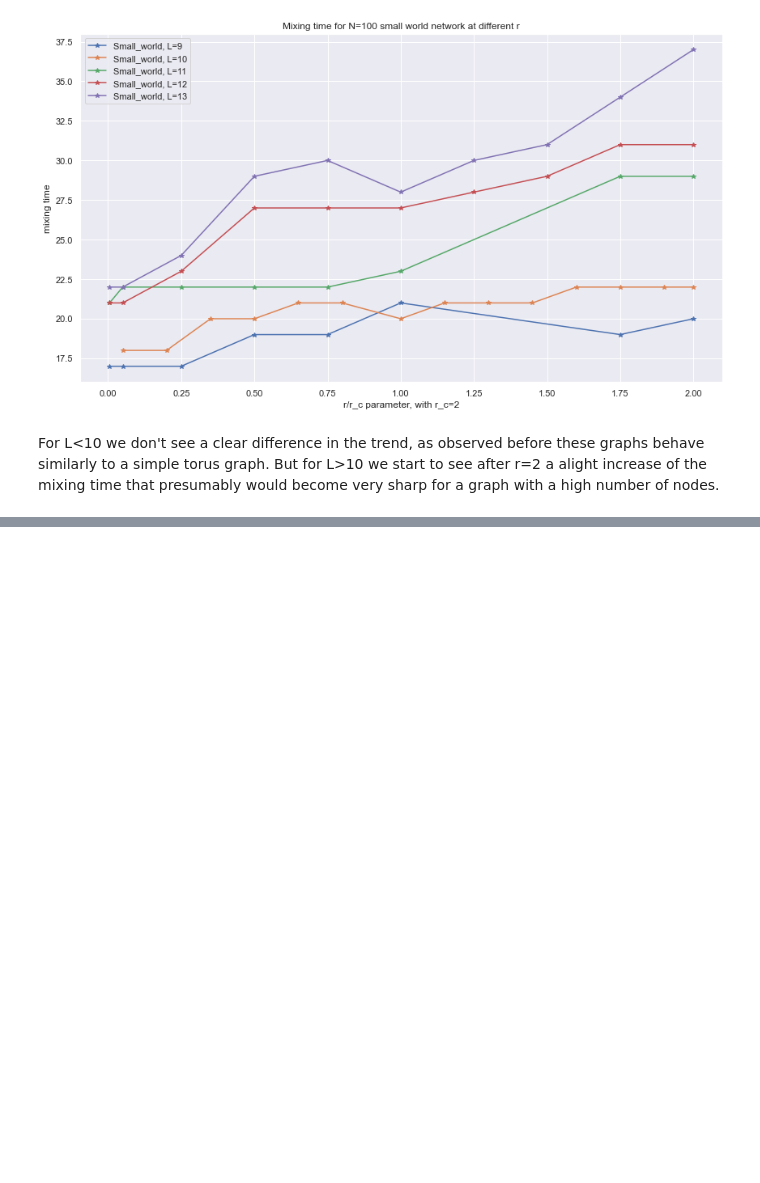
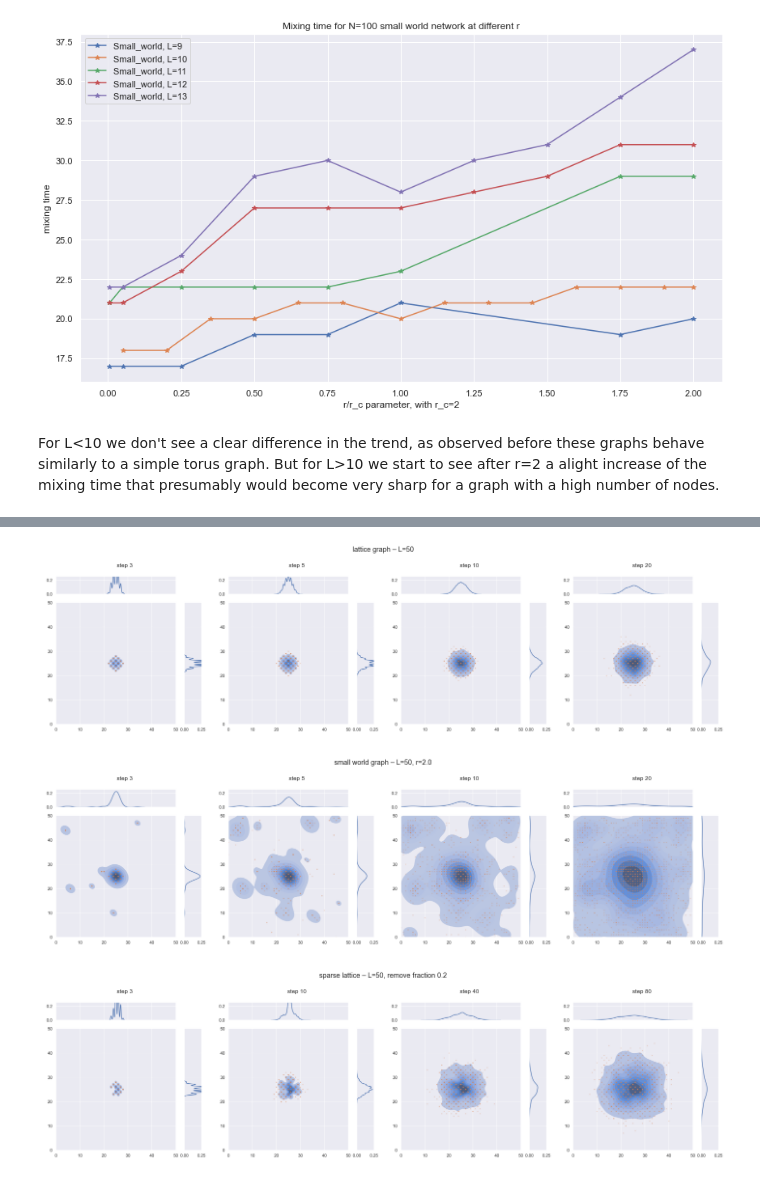
Before and after one commit to lucablessing/random-walks-on-small-world-networks, a Jupyter notebook: notebooks/Final_report.ipynb, the cells around one changed output, grey strips where cells are left out. Saved outputs shown, nothing was run; the diff lists cells and outputs as text; code cells hidden in the pictures; blank space fills up the shorter version.

```diff
--- a/notebooks/Final_report.ipynb
+++ b/notebooks/Final_report.ipynb
@@ -603,0 +651,46 @@ For L<10 we don't see a clear difference in the trend, as observed before these
+# %%
+# lattice
+plt.figure(figsize=(20, 6))
+plt.suptitle('lattice graph – L=50')
+
+for i, step in enumerate(['003', '005', '010', '020']):
+    plt.subplot(1, 4, i+1)
+    photo=plt.imread('Plots/lattice_L=50_node-distribution-at-step-{}.png'.format(step))
+    plt.title('step {}'.format(int(step)))
+    plt.axis('off')
+    plt.imshow(photo)
+
+plt.tight_layout()
+plt.show()
+
+# small world
+plt.figure(figsize=(20, 6))
+plt.suptitle('small world graph – L=50, r=2.0')
+
+for i, step in enumerate(['003', '005', '010', '020']):
+    plt.subplot(1, 4, i+1)
+    photo=plt.imread('Plots/small_world_L=50_r=2.0_node-distribution-at-step-{}.png'.format(step))
+    plt.title('step {}'.format(int(step)))
+    plt.axis('off')
+    plt.imshow(photo)
+
+plt.tight_layout()
+plt.show()
+
+# sparse lattice
+plt.figure(figsize=(20, 6))
+plt.suptitle('sparse lattice – L=50, remove fraction 0.2')
+
+for i, step in enumerate(['003', '010', '040', '080']):
+    plt.subplot(1, 4, i+1)
+    photo=plt.imread('Plots/sparse_L=50_remove-fraction=0.2_node-distribution-at-step-{}.png'.format(step))
+    plt.title('step {}'.format(int(step)))
+    plt.axis('off')
+    plt.imshow(photo)
+
+plt.tight_layout()
+plt.show()
+# %% [output]
+[figure, added]
+[figure, added]
+[figure, added]
```
Also changed, not shown: parts of 19 cells of this notebook, 1 other file.
